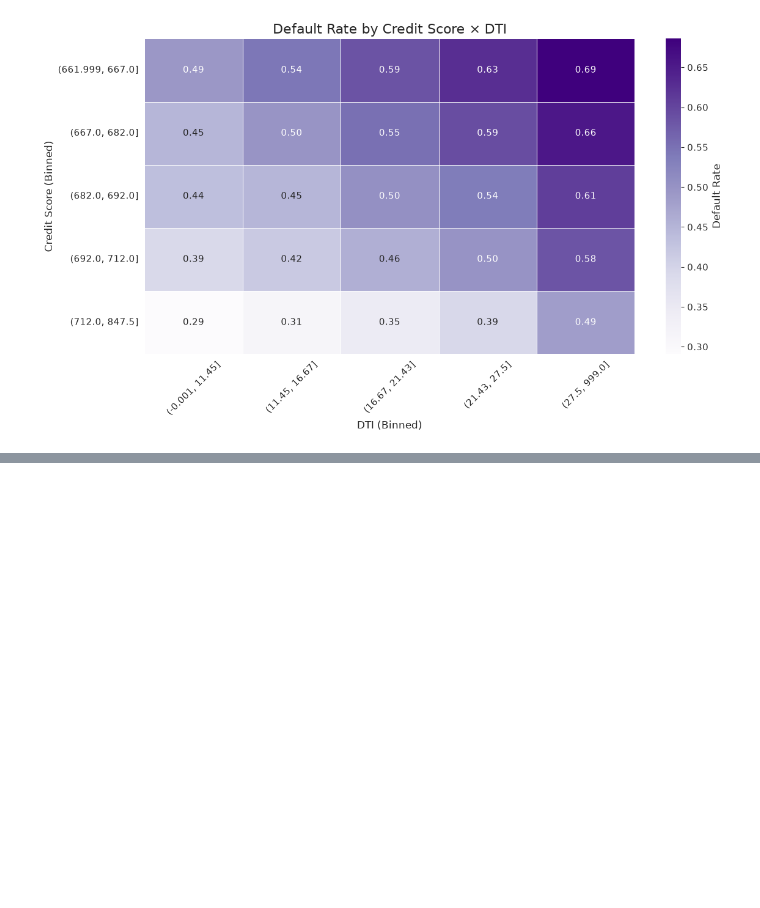
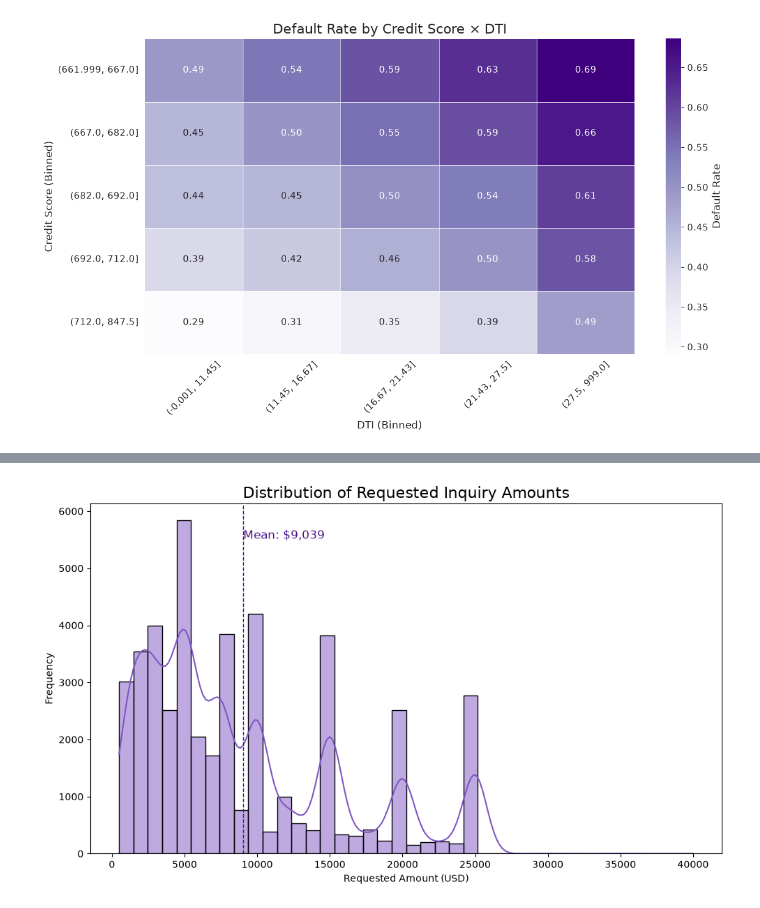
Before and after one commit to JoseAlberto88/Credit-Default-Risk-Analysis, a Jupyter notebook: python/2. eda_analysis.ipynb, the cells around one changed output, grey strips where cells are left out. Cells and saved outputs as stored; diff of their text form; code cells hidden in the pictures; blank space fills up the shorter version.

```diff
--- a/python/2. eda_analysis.ipynb
+++ b/python/2. eda_analysis.ipynb
@@ -792,0 +808,6 @@ The heatmap makes this relationship unmistakable: **risk escalates sharply when
+# %%
+import pandas as pd
+import numpy as np
+
+inq_eda = pd.read_csv('../data/inq_clean.csv')
+inq_eda.head()
@@ -792,0 +821,40 @@ The heatmap makes this relationship unmistakable: **risk escalates sharply when
+# %%
+import seaborn as sns
+import matplotlib.pyplot as plt
+
+# Calculate mean
+mean_req = inq_eda['requested_amount_usd'].mean()
+
+plt.figure(figsize=(10,6))
+
+# Purple color palette
+sns.histplot(
+    inq_eda['requested_amount_usd'],
+    bins=40,
+    kde=True,
+    color="#7E57C2"   # elegant medium purple
+)
+
+# Vertical mean line
+plt.axvline(mean_req, color="#4A148C", linestyle="--", linewidth=1)
+plt.text(
+    mean_req,
+    plt.ylim()[1] * 0.9,
+    f"Mean: ${mean_req:,.0f}",
+    color="#4A148C",
+    fontsize=12,
+    ha='left'
+)
+
+# Titles and labels
+plt.title("Distribution of Requested Inquiry Amounts", fontsize=16)
+plt.xlabel("Requested Amount (USD)")
+plt.ylabel("Frequency")
+
+# Remove grid
+plt.grid(False)
+
+plt.tight_layout()
+plt.show()
+# %% [output]
+[figure, added]
```
Also changed, not shown: parts of 29 cells of this notebook.
